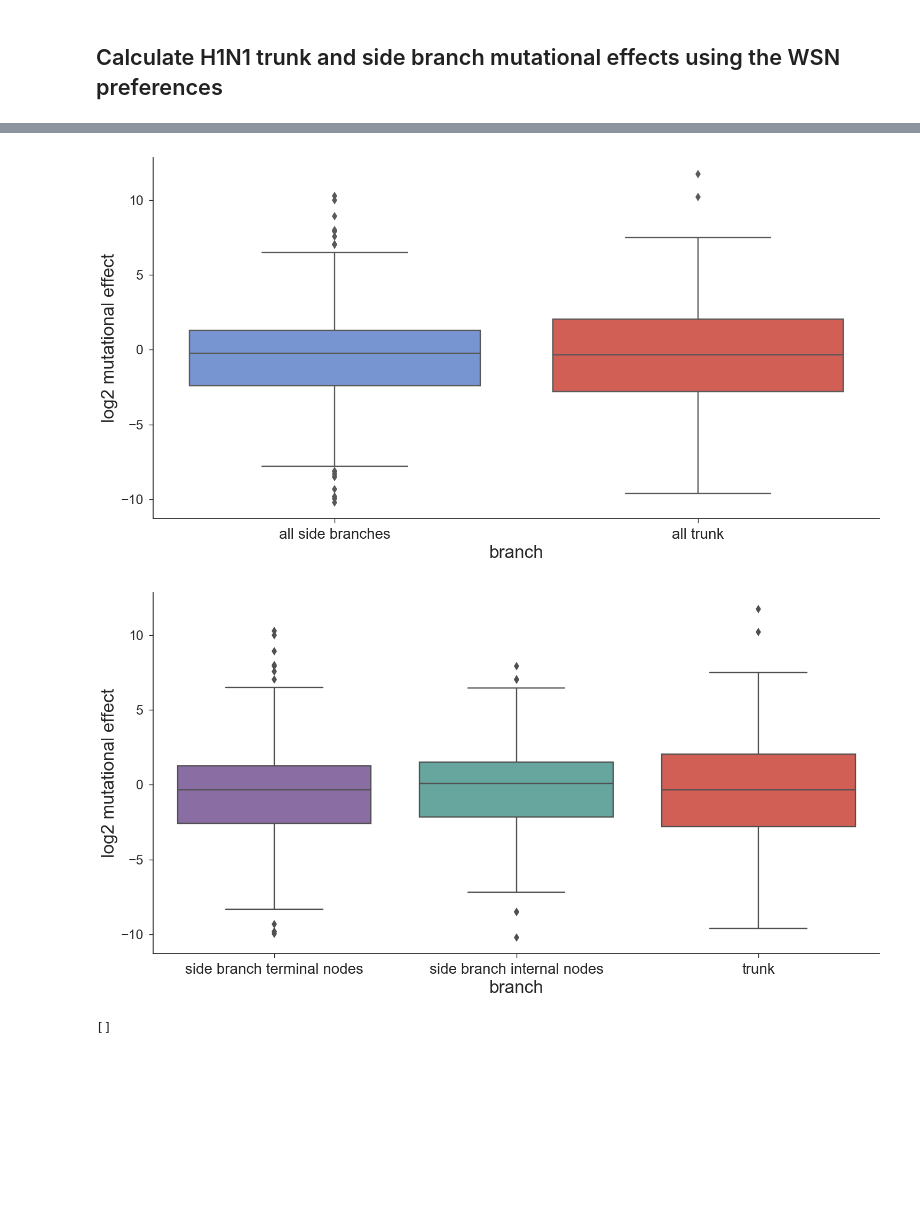
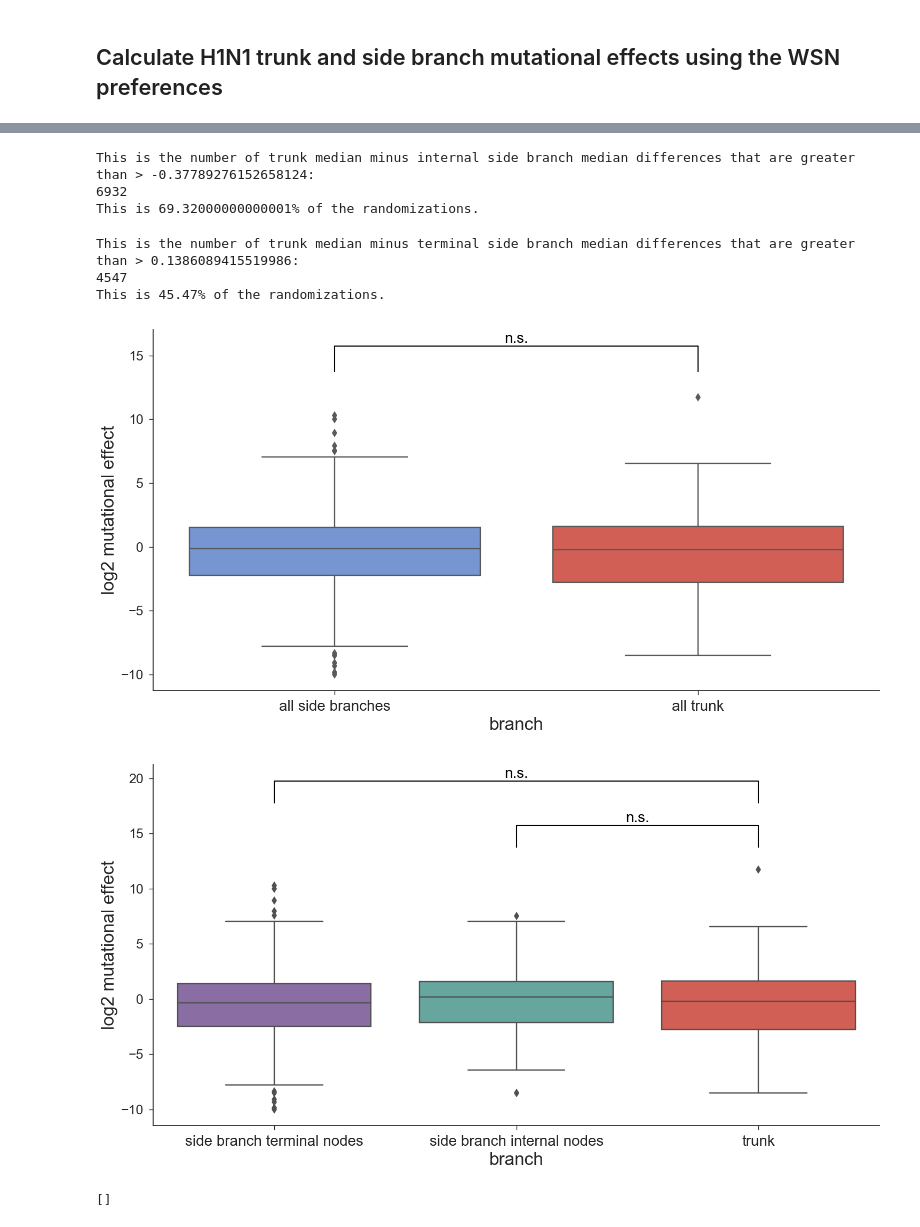
Before and after one commit to jbloomlab/Perth2009-DMS-Manuscript, a Jupyter notebook: analysis_code/Perth2009_DMS_analysis.ipynb, the cells around one changed output, grey strips where cells are left out. Drawn from its saved outputs; the diff is of its cells as text; code cells hidden in the pictures; blank space fills up the shorter version.

Commit message:
Redefined side branch nodes, remade some plots in notebook, used 77-09 H1 tree

```diff
--- a/analysis_code/Perth2009_DMS_analysis.ipynb
+++ b/analysis_code/Perth2009_DMS_analysis.ipynb
@@ -603,10 +620,10 @@ len(trunk_path)
 # %%
-# Find all nodes that are not on the trunk. These are
-# side branch nodes.
-side_branch_nodes = [node for node in tree.find_clades()
-                     if not node.is_trunk and node.attr["num_date"] < mrca.attr["num_date"]]
+# # Find all nodes that are not on the trunk. These are
+# # side branch nodes.
+# side_branch_nodes = [node for node in tree.find_clades()
+#                      if not node.is_trunk and node.attr["num_date"] < mrca.attr["num_date"]]
 
-print ('There are {0} side branch nodes.'.format(len(side_branch_nodes)))
+# print ('There are {0} side branch nodes.'.format(len(side_branch_nodes)))
 # %% [output]
 There are 2715 side branch nodes.
 # %%
@@ -631,19 +648,19 @@ The proportion of the tree on the trunk is = 0.03756708407871199
 # %%
 # Color nodes by status as on the trunk or as a side branch ancestor.
 for node in tree.find_clades():
-    if node in recent_nodes:
-        node.attr["trunk_status"] = "recent"
-    elif node.is_trunk:
+    if node.is_trunk:
         node.attr["trunk_status"] = "trunk"
+    elif node in side_branch_nodes:
+        node.attr["trunk_status"] = "side_branch"
     else:
-        node.attr["trunk_status"] = "side_branch"
+        node.attr["trunk_status"] = "unresolved"
 # %%
 cmap = {
     "trunk": "#e54d42",
     "side_branch": "#6891e0",
-    "recent": "#d3ae4e"}
+    "unresolved": "#afafaf"}
 
 label_map = {
     "trunk": "Trunk",
     "side_branch": "Side branch",
-    "recent": "Recent strains"}
+    "unresolved": "Unresolved"}
@@ -1768,7 +1795,7 @@ plt.show()
 ## Calculate H1N1 trunk and side branch mutational effects using the WSN preferences
 # %%
 # Load H1N1 tree JSON file.
-with gzip.open("./data/h1n1_complete_tree.json.gz", "rb") as json_uncompressed_fh:
+with gzip.open("./data/h1n1_tree.json.gz", "rb") as json_uncompressed_fh:
     h1n1_json_tree = json.load(reader(json_uncompressed_fh))
 # %%
 h1n1_tree = json_to_tree(h1n1_json_tree)
@@ -2062,0 +2133,11 @@ The difference between the medians of trunk and terminal node mutational effects
+# %%
+h1n1_shuffleddf_int = pd.DataFrame.from_dict(h1n1_trunk_intsidebr_shuffled)
+h1n1_shuffleddf_int['effectdiff'] = h1n1_shuffleddf_int.trunk - h1n1_shuffleddf_int.sidebr_internal_nodes
+print ('This is the number of trunk median minus internal side branch median differences \
+that are greater than > {0}:'.format(h1n1_trunkvsintnode_med_diff))
+print (sum(e > h1n1_trunkvsintnode_med_diff for e in h1n1_shuffleddf_int.effectdiff))
+print ('This is {0}% of the randomizations.'.format(sum(e >= h1n1_trunkvsintnode_med_diff for e in h1n1_shuffleddf_int.effectdiff)/float(num_iter)*100.0))
+# %% [output]
+This is the number of trunk median minus internal side branch median differences that are greater than > -0.37789276152658124:
+6932
+This is 69.32000000000001% of the randomizations.
@@ -2063,3 +2148,14 @@ The difference between the medians of trunk and terminal node mutational effects
+# %%
+h1n1_shuffleddf_term = pd.DataFrame.from_dict(h1n1_trunk_termsidebr_shuffled)
+h1n1_shuffleddf_term['effectdiff'] = h1n1_shuffleddf_term.trunk - h1n1_shuffleddf_term.sidebr_terminal_nodes
+print ('This is the number of trunk median minus terminal side branch median differences \
+that are greater than > {0}:'.format(h1n1_trunkvstermnode_med_diff))
+print (sum(e > h1n1_trunkvstermnode_med_diff for e in h1n1_shuffleddf_term.effectdiff))
+print ('This is {0}% of the randomizations.'.format(sum(e >= h1n1_trunkvstermnode_med_diff for e in h1n1_shuffleddf_term.effectdiff)/float(num_iter)*100.0))
+# %% [output]
+This is the number of trunk median minus terminal side branch median differences that are greater than > 0.1386089415519986:
+4547
+This is 45.47% of the randomizations.
 # %%
 h1n1_muteffects = []
 h1n1_muteffects.append([e for e in np.log2(h1n1_side_muts_effects)])
@@ -2079,17 +2175,17 @@ ax.set_ylabel('log2 mutational effect', fontsize = 24)
 plt.xticks(fontsize=20)
 plt.yticks(fontsize=18)
 
-# x1, x2 = 0, 1
-# y, h, col = max(allmuteffects[0] + allmuteffects[1]) + 2, 2, 'k'
-# plt.plot([x1, x1, x2, x2], [y, y+h, y+h, y], lw=1.5, c=col)
-# plt.text((x1+x2)*.5, y+h, "p < 0.0001", ha='center', va='bottom', color=col, fontsize = 20)
+x1, x2 = 0, 1
+y, h, col = max(h1n1_muteffects[0] + h1n1_muteffects[1]) + 2, 2, 'k'
+plt.plot([x1, x1, x2, x2], [y, y+h, y+h, y], lw=1.5, c=col)
+plt.text((x1+x2)*.5, y+h, "n.s.", ha='center', va='bottom', color=col, fontsize = 20)
 
 sns.despine()
 plt.tight_layout()
 # plt.savefig('{0}/H1N1_allsidebr_vs_alltrunk.pdf'.format(plotsdir), format='pdf')
 plt.show()
 # %% [output]
-[figure, old version]
+[figure, new version]
 # %%
 h1n1_nodes_muteffects = []
 h1n1_nodes_muteffects.append([e for e in np.log2(h1n1_termnode_muts_effects)])
@@ -2098,24 +2194,30 @@ h1n1_nodes_muteffects.append([e for e in np.log2(h1n1_trunk_muts_effects)])
 # %%
 sns.set()
 triplet = ['#8964ac', '#5cb0a6', '#e54d42']
 sns.color_palette(triplet)
 sns.set_palette(triplet)
 sns.set_style('white')
 sns.set_style('ticks')
 (fig, ax) = plt.subplots(figsize=(15,8))
 g = sns.boxplot(data=h1n1_nodes_muteffects, fliersize=8)
 g.set_xticklabels(['side branch terminal nodes','side branch internal nodes','trunk'])
 ax.set_xlabel('branch', fontsize = 24)
 ax.set_ylabel('log2 mutational effect', fontsize = 24)
 plt.xticks(fontsize=20)
 plt.yticks(fontsize=18)
 
+y, h, col = max(h1n1_nodes_muteffects[1] + h1n1_nodes_muteffects[2]) + 2, 2, 'k'
+plt.plot([1, 1, 2, 2], [y, y+h, y+h, y], lw=1.5, c=col)
+plt.plot([0, 0, 2, 2], [y+h+h, y+h+h+h, y+h+h+h, y+h+h], lw=1.5, c=col)
+plt.text((1+2)*.5, y+h, "n.s.", ha='center', va='bottom', color=col, fontsize = 20)
+plt.text((0+2)*.5, y+h+h+h, "n.s.", ha='center', va='bottom', color=col, fontsize = 20)
+
 sns.despine()
 plt.tight_layout()
 # plt.savefig('{0}/H1N1_int_termnodes_trunk.pdf'.format(plotsdir), format='pdf')
 plt.show()
 # %% [output]
-[figure, old version]
+[figure, new version]
 # %%
 # Create a lookup table of nodes by name.
 h1n1_nodes_by_name = dict([(node.name, node) for node in h1n1_tree.find_clades()])
```
Also changed, not shown: parts of 43 cells of this notebook, 2 other files.
